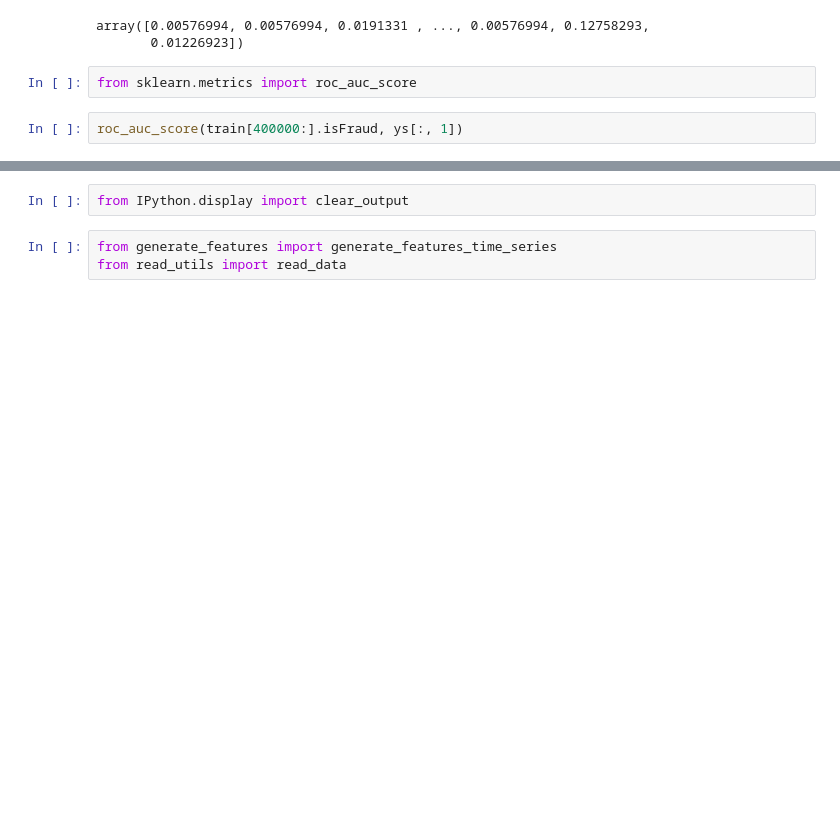
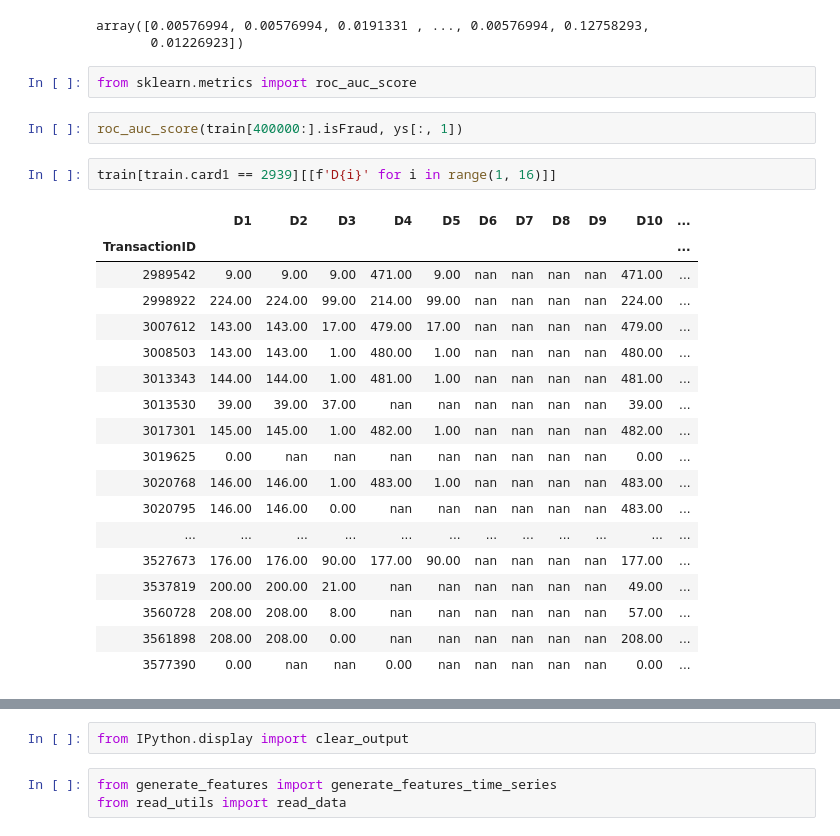
Before and after one commit to merkylove/IEEE_FRAUD, a Jupyter notebook: V_EDA.ipynb, the cells around one changed output, grey strips where cells are left out. Saved outputs shown, nothing was run; the diff lists cells and outputs as text; blank space fills up the shorter version.

```diff
--- a/V_EDA.ipynb
+++ b/V_EDA.ipynb
@@ -36,3 +36,24 @@ array([0.00576994, 0.00576994, 0.0191331 , ..., 0.00576994, 0.12758293,
 from sklearn.metrics import roc_auc_score
 # %%
 roc_auc_score(train[400000:].isFraud, ys[:, 1])
+# %%
+train[train.card1 == 2939][[f'D{i}' for i in range(1, 16)]]
+# %% [output]
+|  | D1 | D2 | D3 | D4 | D5 | D6 | D7 | D8 | D9 | D10 | ... |
+| TransactionID |  |  |  |  |  |  |  |  |  |  | ... |
+| 2989542 | 9.00 | 9.00 | 9.00 | 471.00 | 9.00 | nan | nan | nan | nan | 471.00 | ... |
+| 2998922 | 224.00 | 224.00 | 99.00 | 214.00 | 99.00 | nan | nan | nan | nan | 224.00 | ... |
+| 3007612 | 143.00 | 143.00 | 17.00 | 479.00 | 17.00 | nan | nan | nan | nan | 479.00 | ... |
+| 3008503 | 143.00 | 143.00 | 1.00 | 480.00 | 1.00 | nan | nan | nan | nan | 480.00 | ... |
+| 3013343 | 144.00 | 144.00 | 1.00 | 481.00 | 1.00 | nan | nan | nan | nan | 481.00 | ... |
+| 3013530 | 39.00 | 39.00 | 37.00 | nan | nan | nan | nan | nan | nan | 39.00 | ... |
+| 3017301 | 145.00 | 145.00 | 1.00 | 482.00 | 1.00 | nan | nan | nan | nan | 482.00 | ... |
+| 3019625 | 0.00 | nan | nan | nan | nan | nan | nan | nan | nan | 0.00 | ... |
+| 3020768 | 146.00 | 146.00 | 1.00 | 483.00 | 1.00 | nan | nan | nan | nan | 483.00 | ... |
+| 3020795 | 146.00 | 146.00 | 0.00 | nan | nan | nan | nan | nan | nan | 483.00 | ... |
+| ... | ... | ... | ... | ... | ... | ... | ... | ... | ... | ... | ... |
+| 3527673 | 176.00 | 176.00 | 90.00 | 177.00 | 90.00 | nan | nan | nan | nan | 177.00 | ... |
+| 3537819 | 200.00 | 200.00 | 21.00 | nan | nan | nan | nan | nan | nan | 49.00 | ... |
+| 3560728 | 208.00 | 208.00 | 8.00 | nan | nan | nan | nan | nan | nan | 57.00 | ... |
+| 3561898 | 208.00 | 208.00 | 0.00 | nan | nan | nan | nan | nan | nan | 208.00 | ... |
+| 3577390 | 0.00 | nan | nan | 0.00 | nan | nan | nan | nan | nan | 0.00 | ... |
```
Also changed, not shown: parts of 14 cells of this notebook, 4 other files.
